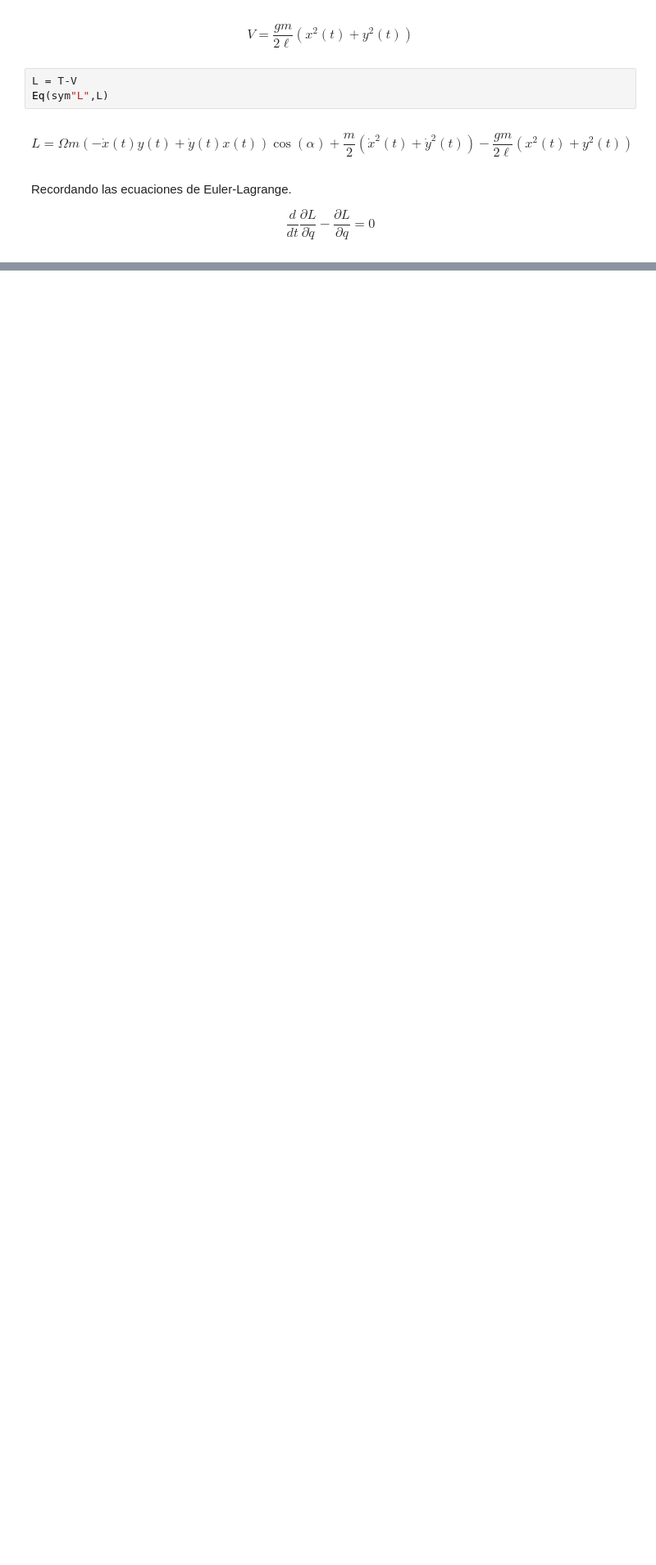
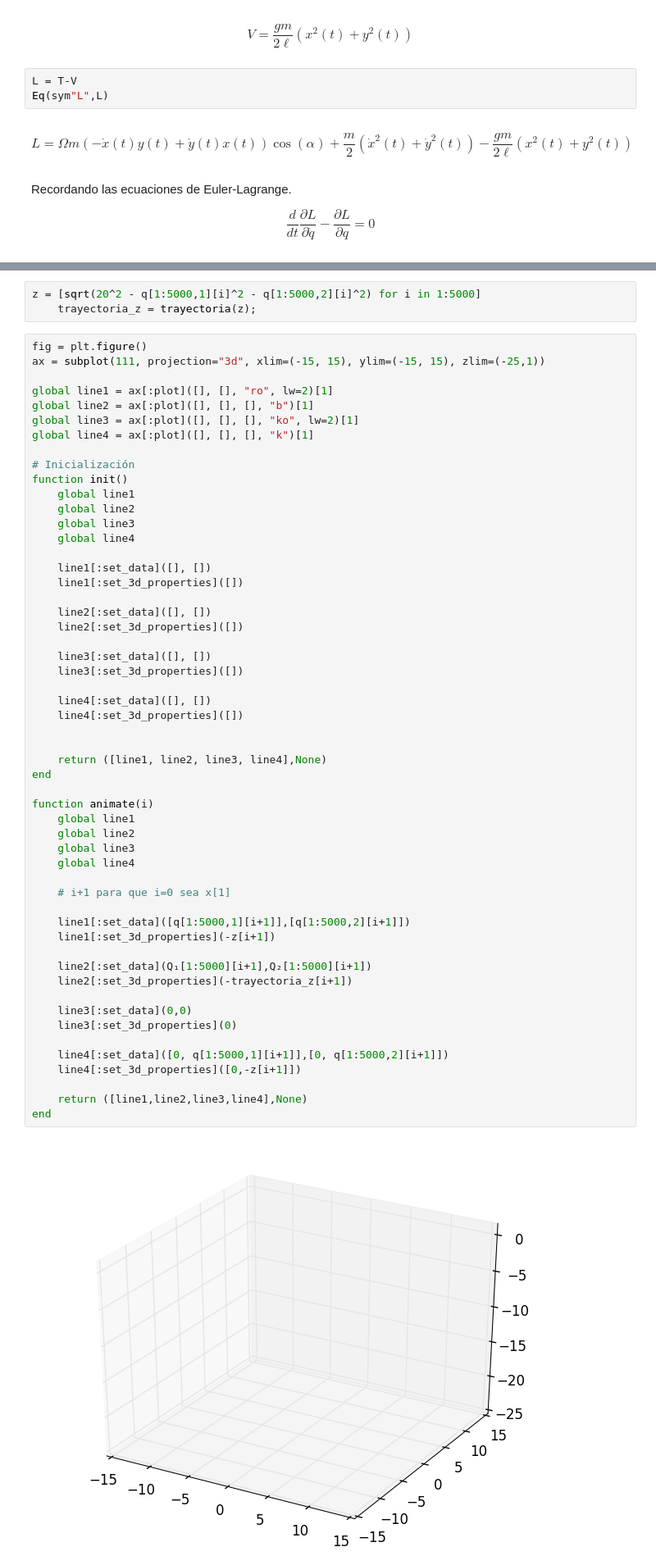
Before and after one commit to GX-Calva-Garcia/Proyecto-Final, a Jupyter notebook: pendulo2.ipynb, the cells around one changed output, grey strips where cells are left out. Shown at 82% size. Cells and saved outputs as stored; diff of their text form; blank space fills up the shorter version.

```diff
--- a/pendulo2.ipynb
+++ b/pendulo2.ipynb
@@ -283,0 +328,59 @@ fr()
+# %%
+z = [sqrt(20^2 - q[1:5000,1][i]^2 - q[1:5000,2][i]^2) for i in 1:5000]
+    trayectoria_z = trayectoria(z);
+# %%
+fig = plt.figure()
+ax = subplot(111, projection="3d", xlim=(-15, 15), ylim=(-15, 15), zlim=(-25,1))
+
+global line1 = ax[:plot]([], [], "ro", lw=2)[1]
+global line2 = ax[:plot]([], [], [], "b")[1]
+global line3 = ax[:plot]([], [], [], "ko", lw=2)[1]
+global line4 = ax[:plot]([], [], [], "k")[1]
+
+# Inicialización
+function init()
+    global line1
+    global line2
+    global line3
+    global line4
+
+    line1[:set_data]([], [])
+    line1[:set_3d_properties]([])
+
+    line2[:set_data]([], [])
+    line2[:set_3d_properties]([])
+
+    line3[:set_data]([], [])
+    line3[:set_3d_properties]([])
+
+    line4[:set_data]([], [])
+    line4[:set_3d_properties]([])
+
+
+    return ([line1, line2, line3, line4],None)
+end
+
+function animate(i)
+    global line1
+    global line2
+    global line3
+    global line4
+
+    # i+1 para que i=0 sea x[1]
+
+    line1[:set_data]([q[1:5000,1][i+1]],[q[1:5000,2][i+1]])
+    line1[:set_3d_properties](-z[i+1])
+
+    line2[:set_data](Q₁[1:5000][i+1],Q₂[1:5000][i+1])
+    line2[:set_3d_properties](-trayectoria_z[i+1])
+
+    line3[:set_data](0,0)
+    line3[:set_3d_properties](0)
+
+    line4[:set_data]([0, q[1:5000,1][i+1]],[0, q[1:5000,2][i+1]])
+    line4[:set_3d_properties]([0,-z[i+1]])
+
+    return ([line1,line2,line3,line4],None)
+end
+# %% [output]
+[figure, added]
```
Also changed, not shown: parts of 40 cells of this notebook.
